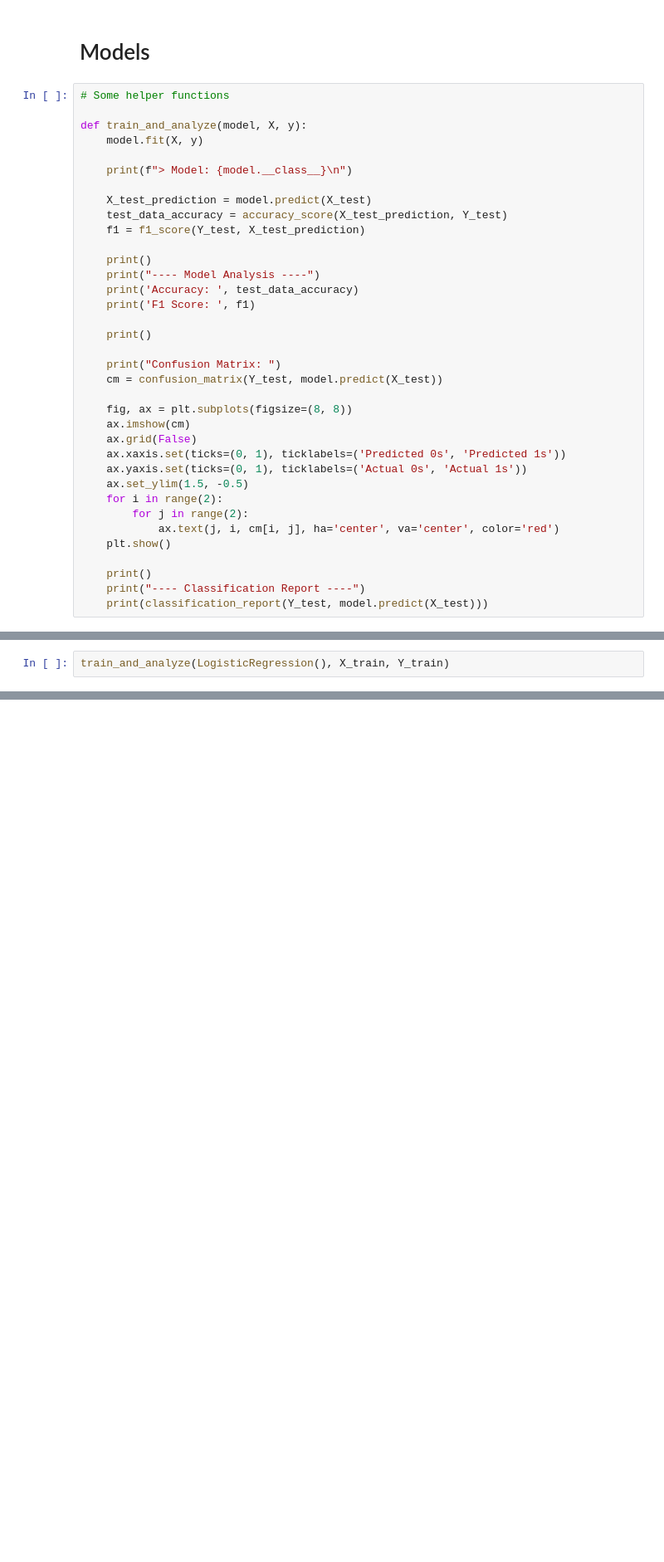
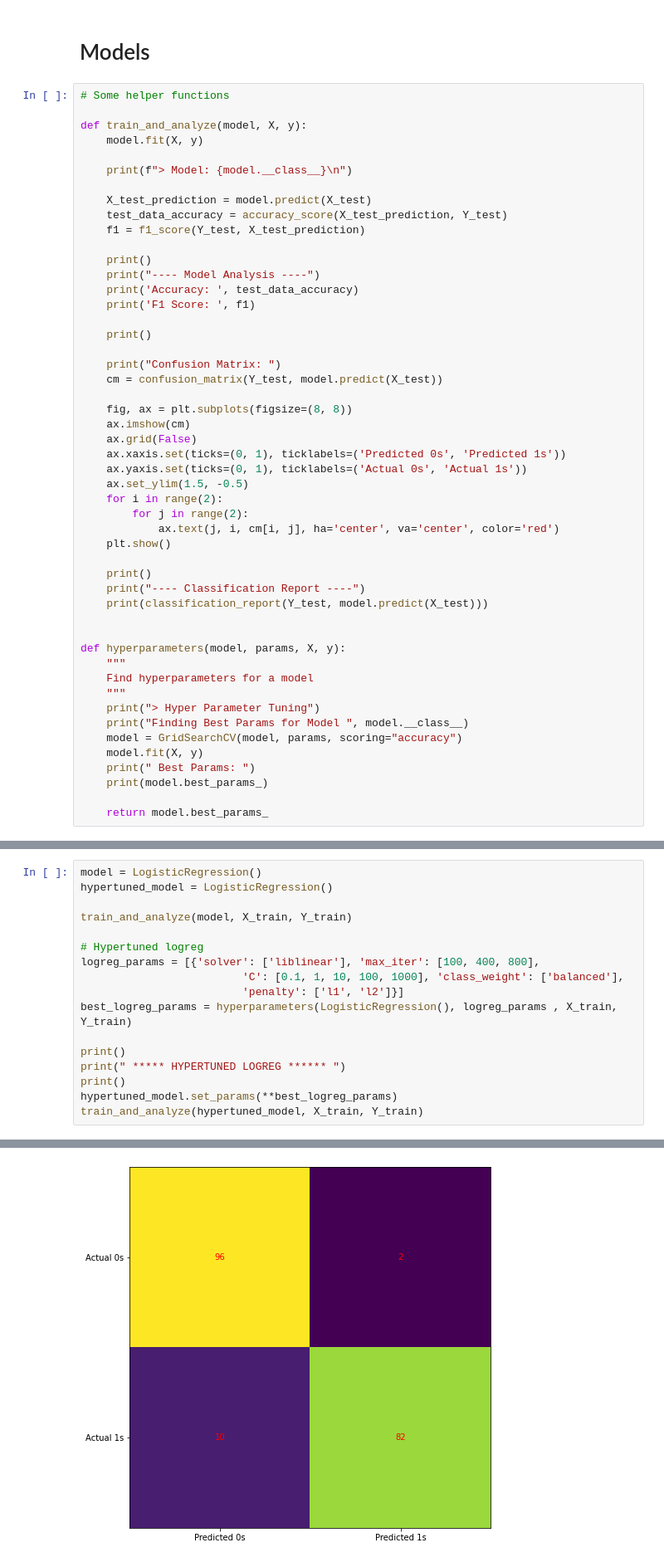
Before and after one commit to VascoRegal/creditcard-fraud-detection, a Jupyter notebook: main.ipynb, the cells around one changed output, grey strips where cells are left out. Shown: that part at 83% size. Drawn from its saved outputs; the diff is of its cells as text; blank space fills up the shorter version.

```diff
--- a/main.ipynb
+++ b/main.ipynb
@@ -432,6 +433,20 @@ def train_and_analyze(model, X, y):
     print()
     print("---- Classification Report ----")
     print(classification_report(Y_test, model.predict(X_test)))
+
+
+def hyperparameters(model, params, X, y):
+    """
+    Find hyperparameters for a model
+    """
+    print("> Hyper Parameter Tuning")
+    print("Finding Best Params for Model ", model.__class__)
+    model = GridSearchCV(model, params, scoring="accuracy")
+    model.fit(X, y)
+    print(" Best Params: ")
+    print(model.best_params_)
+
+    return model.best_params_
 # %% [markdown]
 ## Logistic Regression
 
@@ -450,5 +461,20 @@ Before actually training the model to find the best regression parameters, we de
 # %%
-train_and_analyze(LogisticRegression(), X_train, Y_train)
+model = LogisticRegression()
+hypertuned_model = LogisticRegression()
+
+train_and_analyze(model, X_train, Y_train)
+
+# Hypertuned logreg
+logreg_params = [{'solver': ['liblinear'], 'max_iter': [100, 400, 800],
+                         'C': [0.1, 1, 10, 100, 1000], 'class_weight': ['balanced'],
+                         'penalty': ['l1', 'l2']}]
+best_logreg_params = hyperparameters(LogisticRegression(), logreg_params , X_train, Y_train)
+
+print()
+print(" ***** HYPERTUNED LOGREG ****** ")
+print()
+hypertuned_model.set_params(**best_logreg_params)
+train_and_analyze(hypertuned_model, X_train, Y_train)
 # %% [output]
 > Model: <class 'sklearn.linear_model._logistic.LogisticRegression'>
 
@@ -470,0 +505 @@ weighted avg       0.92      0.92      0.92       190
+[figure, added]
```
Also changed, not shown: parts of 17 cells of this notebook.
